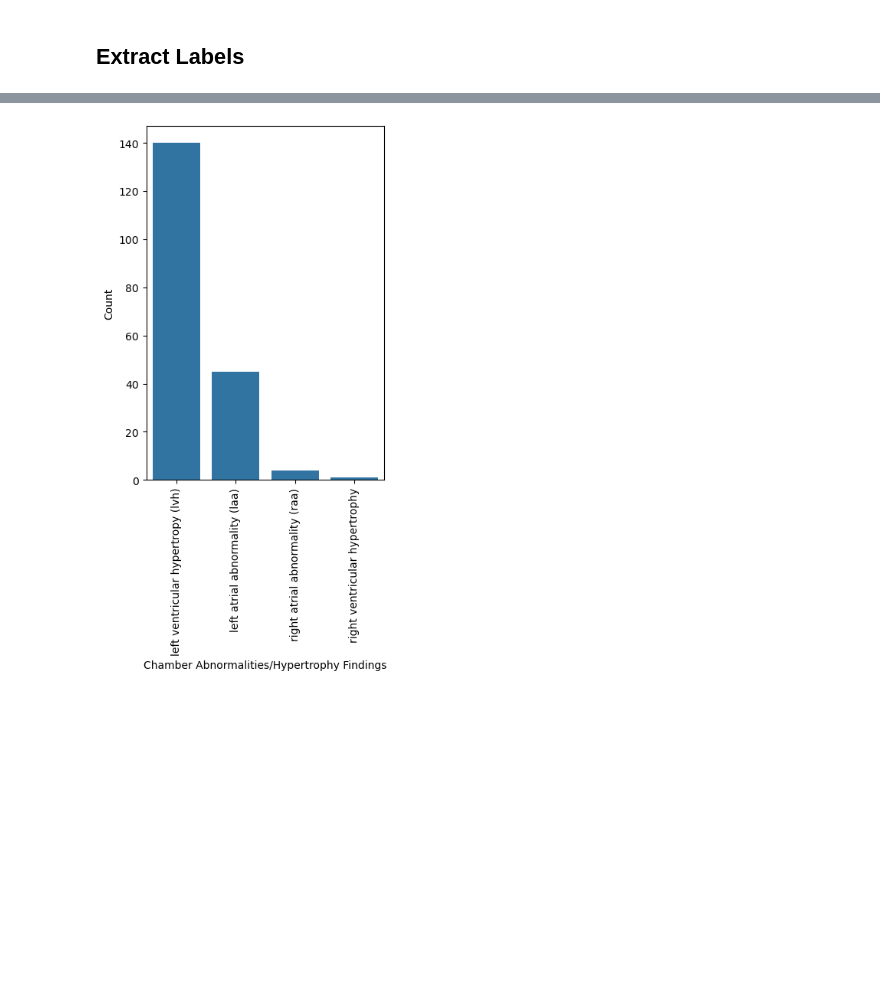
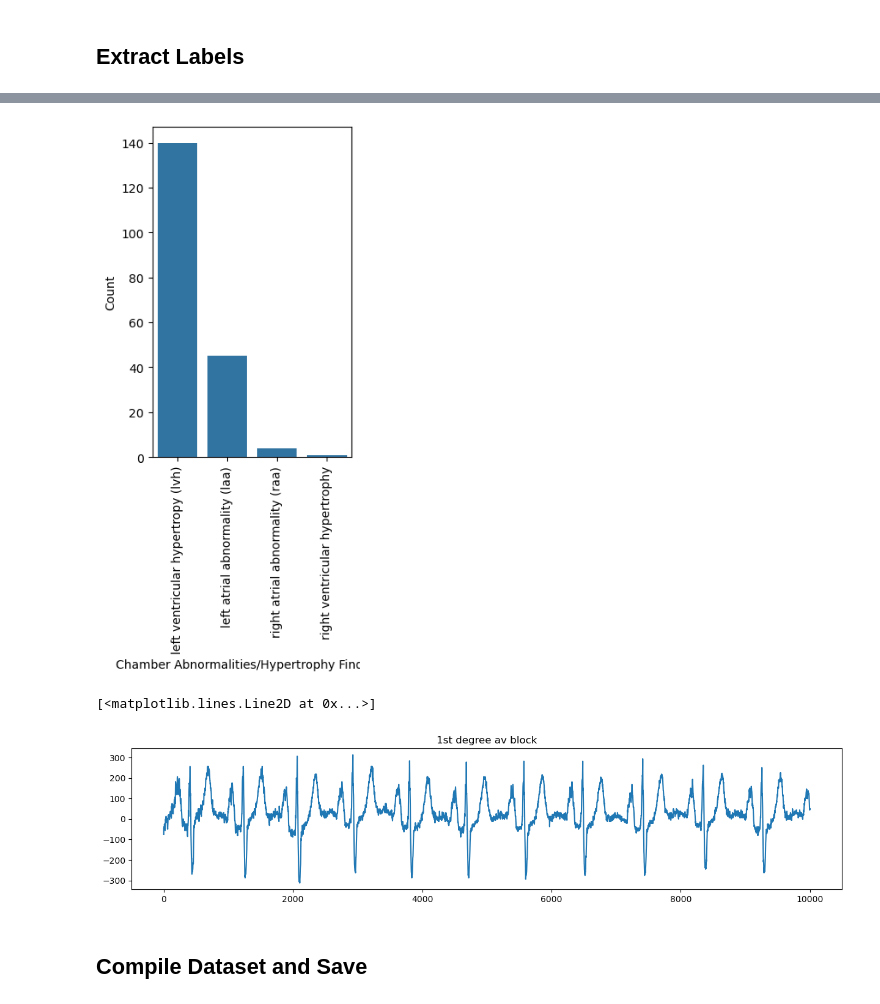
Before and after one commit to billchen0/pb-arrhythmia, a Jupyter notebook: prepare_dataset.ipynb, the cells around one changed output, grey strips where cells are left out. Saved outputs shown, nothing was run; the diff lists cells and outputs as text; code cells hidden in the pictures; blank space fills up the shorter version.

Commit message:
finalized notebooks for preparing dataset

```diff
--- a/prepare_dataset.ipynb
+++ b/prepare_dataset.ipynb
@@ -47,12 +48,15 @@ for file_path in data_path.rglob("*xml"):
 df = pd.DataFrame(all_ecg_data)
 # %%
 # Fill NaN values in the first set of columns with values from the second set of columns
-df['lead_MDC_ECG_LEAD_aVR'].fillna(df['lead_MDC_ECG_LEAD_AVR'], inplace=True)
-df['lead_MDC_ECG_LEAD_aVL'].fillna(df['lead_MDC_ECG_LEAD_AVL'], inplace=True)
-df['lead_MDC_ECG_LEAD_aVF'].fillna(df['lead_MDC_ECG_LEAD_AVF'], inplace=True)
+df['MDC_ECG_LEAD_aVR'].fillna(df['MDC_ECG_LEAD_AVR'], inplace=True)
+df['MDC_ECG_LEAD_aVL'].fillna(df['MDC_ECG_LEAD_AVL'], inplace=True)
+df['MDC_ECG_LEAD_aVF'].fillna(df['MDC_ECG_LEAD_AVF'], inplace=True)
 
 # Drop the second set of columns
-df.drop(columns=['lead_MDC_ECG_LEAD_AVR', 'lead_MDC_ECG_LEAD_AVL', 'lead_MDC_ECG_LEAD_AVF'], inplace=True)
+df.drop(columns=['MDC_ECG_LEAD_AVR', 'MDC_ECG_LEAD_AVL', 'MDC_ECG_LEAD_AVF'], inplace=True)
+
+# Keep only the lead name in columns
+df.columns = [col.split("_")[-1] if col.startswith("MDC") else col for col in df.columns]
 # %%
 # Convert the acquisition time to a datetime object
 df["acq_time"] = pd.to_datetime(df["acq_time"], format="%Y%m%d%H%M%S")
@@ -167,11 +156,22 @@ Text(0, 0.5, 'Count')
 # %%
 ab_ldf = ldf[ldf["ECG Interpretation"] == "abnormal"]
 # %%
-plt.figure(figsize=(4, 6))
+plt.figure(figsize=(3, 5))
 sup_v_counts = ab_ldf["Chamber Abnormalities/Hypertrophy Findings"].value_counts()
 sns.barplot(x=sup_v_counts.index, y=sup_v_counts.values)
 plt.xticks(rotation=90)
 plt.ylabel("Count")
 plt.show()
 # %% [output]
-[figure, old version]
+[figure, new version]
+# %%
+rhythm_type = "1st degree av block"
+acq_time = ldf[ldf["Conduction Findings"] == rhythm_type].iloc[0]["acq_time"]
+plt.figure(figsize=(15, 3))
+plt.title(rhythm_type)
+plt.plot(df[df["acq_time"] == acq_time]["II"].values[0])
+# %% [output]
+[<matplotlib.lines.Line2D at 0x...>]
+[figure, added]
+# %% [markdown]
+## Compile Dataset and Save
```
Also changed, not shown: parts of 10 cells of this notebook, 1 other file.
